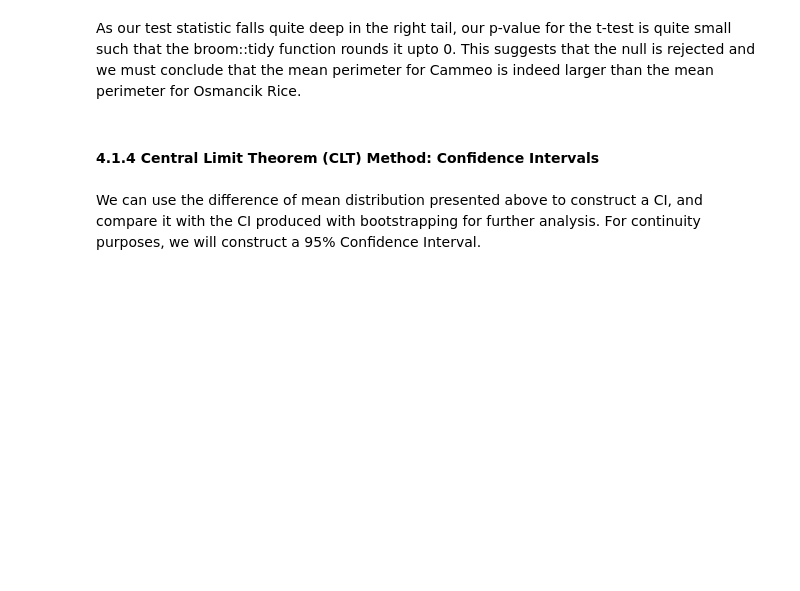
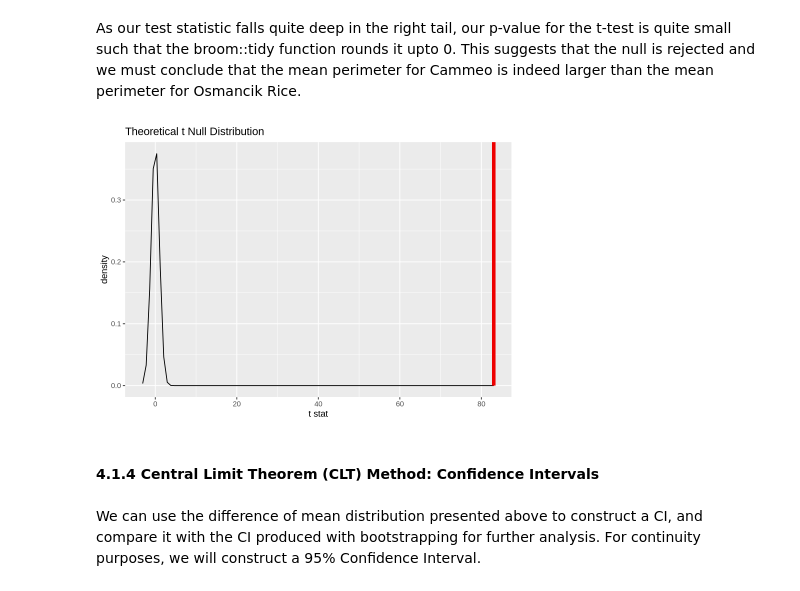
Before and after one commit to yun-sky/STAT-201-Project, a Jupyter notebook: Final Report.ipynb, the cells around one changed output. Drawn from its saved outputs; the diff is of its cells as text; code cells hidden in the pictures; blank space fills up the shorter version.

Commit message:
moving null t distribution code blocks

```diff
--- a/Final Report.ipynb
+++ b/Final Report.ipynb
@@ -303,6 +303,20 @@ A tibble: 1 × 10
 | 58.02344 | 487.4389 | 429.4155 | 83.04477 | 0 | 3316.182 | 56.87386 | Inf | Welch Two Sample t-test | greater |
 # %% [markdown]
 As our test statistic falls quite deep in the right tail, our p-value for the t-test is quite small such that the broom::tidy function rounds it upto 0. This suggests that the null is rejected and we must conclude that the mean perimeter for Cammeo is indeed larger than the mean perimeter for Osmancik Rice.
+# %%
+test_stat_clt_perim <- t_test_perimeter %>%
+pull(statistic)
+
+options(repr.plot.width = 7, repr.plot.height = 5)
+
+#Visualizing t-distribution according to null hypothesis
+
+t_null_dist <- cleaned_rice_data |>
+        specify(formula = major_axis_length ~ class) |>
+        assume(distribution = "t")
+        visualize(t_null_dist) + shade_p_value(test_stat_clt_perim, direction = "right")
+# %% [output]
+[figure, added]
 # %% [markdown]
 #### 4.1.4 Central Limit Theorem (CLT) Method: Confidence Intervals
 # %% [markdown]
```
Also changed, not shown: parts of 2 cells of this notebook.
